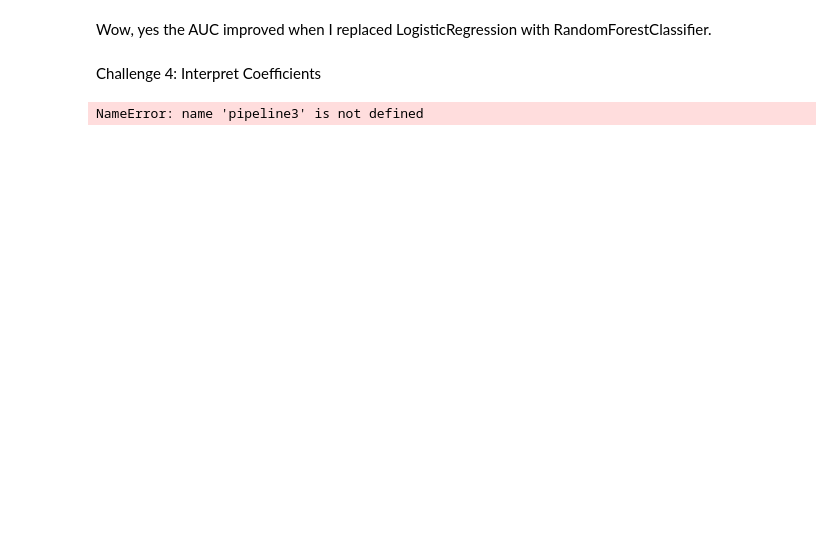
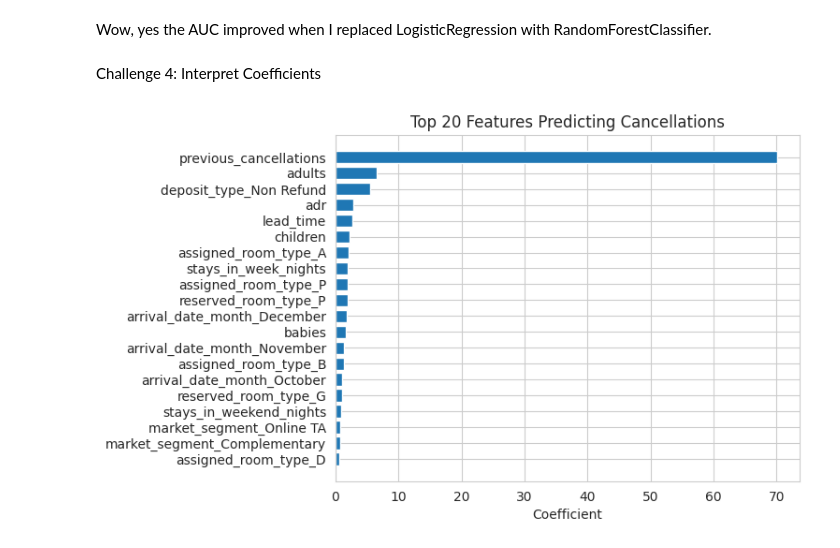
Before and after one commit to natalie-s11/Logistic_Regression, a Jupyter notebook: hotel_cancellation_lab.ipynb, the cells around one changed output. Saved outputs shown, nothing was run; the diff lists cells and outputs as text; code cells hidden in the pictures; blank space fills up the shorter version.

```diff
--- a/hotel_cancellation_lab.ipynb
+++ b/hotel_cancellation_lab.ipynb
@@ -637,27 +704,71 @@ Challenge 4: Interpret Coefficients
 # %%
 # horizontal bar chart showing the rankings of coefficients from previously fitted logistic regression model, sorted by absolute value of the coefficients
 
+# previous things
+import pandas as pd
+import numpy as np
+import matplotlib.pyplot as plt
+from sklearn.model_selection import train_test_split
+from sklearn.preprocessing import OneHotEncoder, MinMaxScaler
+from sklearn.pipeline import Pipeline
+from sklearn.compose import ColumnTransformer
+from sklearn.linear_model import LogisticRegression
+
+df = pd.read_csv('hotels.csv')
+df.drop(columns=['country', 'agent', 'company'], inplace=True)
+df.dropna(inplace=True)
+df.drop(columns=['reservation_status', 'reservation_status_date'], inplace=True)
+
+categorical_cols = ['hotel', 'arrival_date_month', 'meal', 'market_segment',
+                    'distribution_channel', 'reserved_room_type', 'assigned_room_type',
+                    'deposit_type', 'customer_type']
+numerical_cols = ['lead_time', 'arrival_date_year', 'arrival_date_week_number',
+                  'arrival_date_day_of_month', 'stays_in_weekend_nights', 'stays_in_week_nights',
+                  'adults', 'children', 'babies', 'previous_cancellations',
+                  'previous_bookings_not_canceled', 'booking_changes', 'is_repeated_guest',
+                  'days_in_waiting_list', 'required_car_parking_spaces',
+                  'total_of_special_requests', 'adr']
+
+X = df[categorical_cols + numerical_cols]
+y = df['is_canceled']
+
+X_train, X_test, y_train, y_test = train_test_split(X, y, test_size=0.2, random_state=42, stratify=y)
+
+X_raw = ColumnTransformer(
+    transformers=[
+        ('categorical_cols', OneHotEncoder(handle_unknown='ignore', sparse_output=False), categorical_cols),
+        ('numerical_cols', MinMaxScaler(), numerical_cols)
+    ])
+
+pipeline3 = Pipeline(steps=[
+    ('prep', X_raw),
+    ('model', LogisticRegression(solver='saga', l1_ratio=1.0, class_weight='balanced',
+                                   max_iter=2000, random_state=42))
+])
+pipeline3.fit(X_train, y_train)
+
+
+
+
+# get the coefficients by indexing the model from the pipeline
 model = pipeline3.named_steps['model']
 coefficients = model.coef_[0]
 
-# Get feature names
+# get the feature names by accessing the column transformer and one-hot encoder
 preprocessor = pipeline3.named_steps['prep']
 cat_encoder = preprocessor.named_transformers_['categorical_cols']
+# make it be a list becuase it is an array and we want to be able to concatenate it with the numerical columns list
 cat_features = list(cat_encoder.get_feature_names_out(categorical_cols))
 all_features = cat_features + numerical_cols
 
-# Make dataframe and sort
+# make a dataframe and sort values by ascending=True and then tail to get the top 20 features with the highest coefficients
 coef_df = pd.DataFrame({'feature': all_features, 'coefficient': coefficients})
-# sort by absolute value to get most important features
 coef_df = coef_df.sort_values('coefficient', ascending=True).tail(20)
 
-# plot
-plt.figure(figsize=(10, 8))
+# plot as a horizontal bar chart
 plt.barh(coef_df['feature'], coef_df['coefficient'])
 plt.xlabel('Coefficient')
 plt.title('Top 20 Features Predicting Cancellations')
-plt.axvline(x=0, color='black', linestyle='--')
-plt.tight_layout()
 plt.show()
 # %% [output]
-NameError: name 'pipeline3' is not defined
+[figure, added]
```
Also changed, not shown: parts of 16 cells of this notebook, 1 other file.
